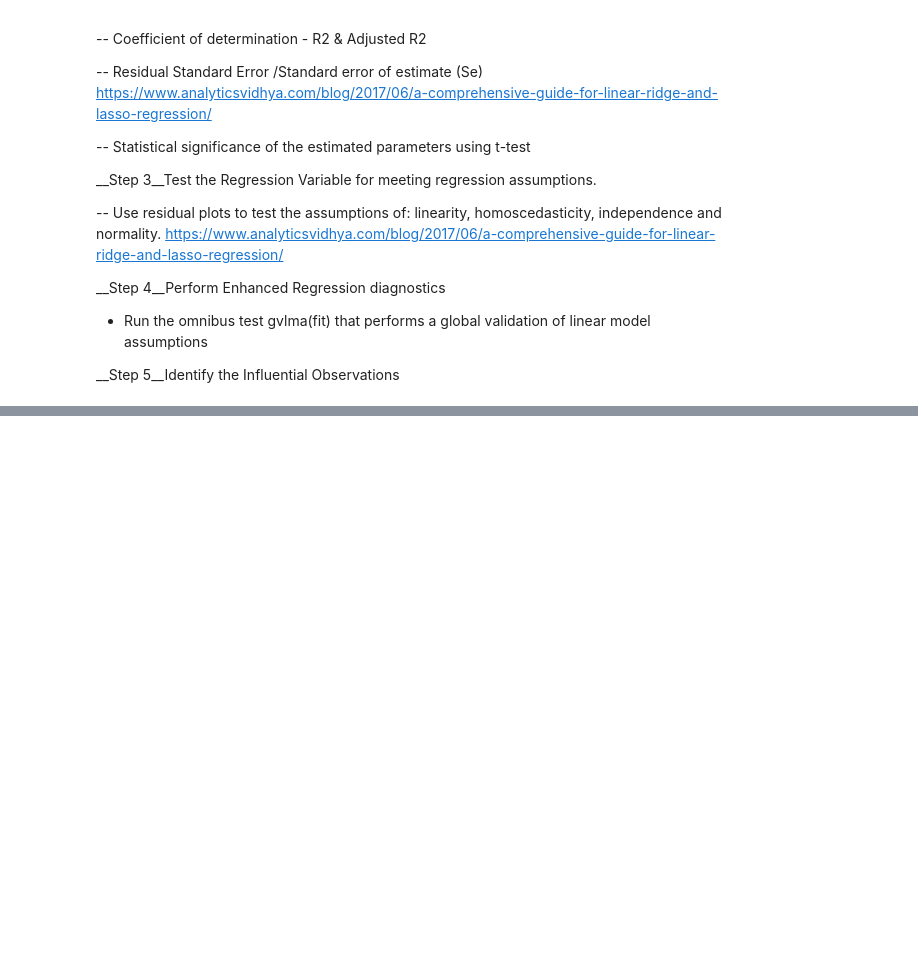
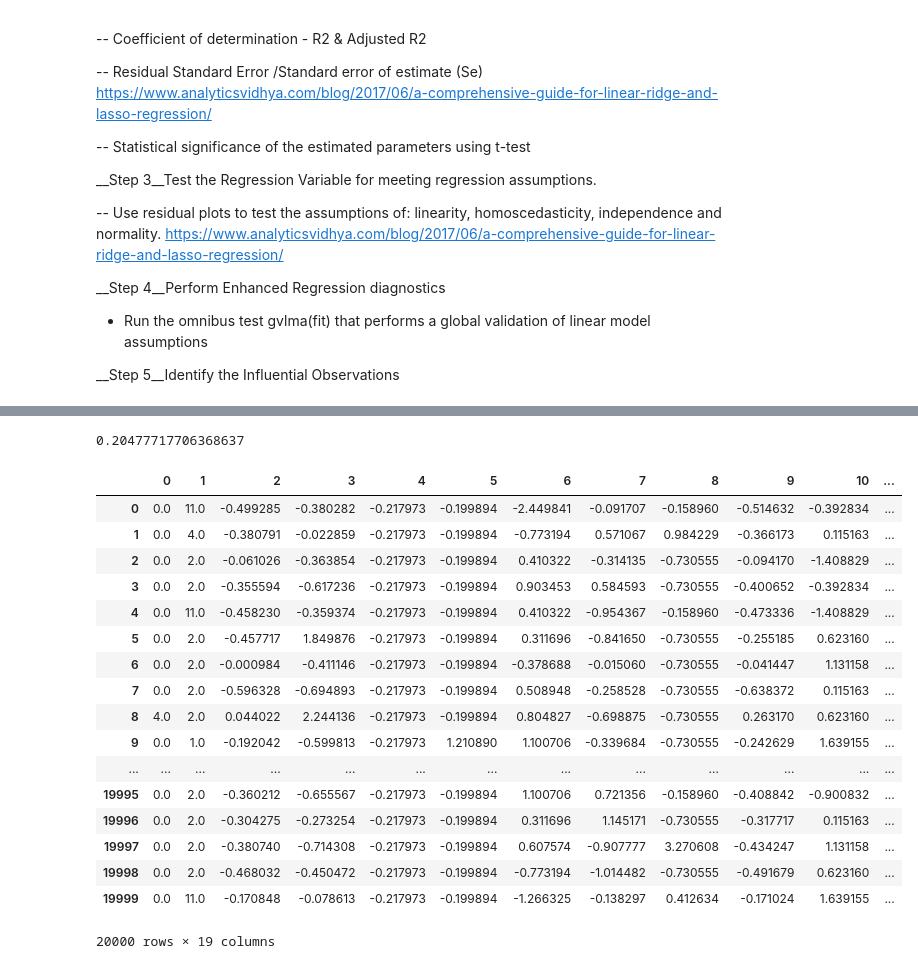
Before and after one commit to sim-patil/Capstone_project_2, a Jupyter notebook: MachineLearning.ipynb, the cells around one changed output, grey strips where cells are left out. Drawn from its saved outputs; the diff is of its cells as text; code cells hidden in the pictures; blank space fills up the shorter version.

```diff
--- a/MachineLearning.ipynb
+++ b/MachineLearning.ipynb
@@ -46,0 +102,4 @@ __Step 5__Identify the Influential Observations
+# %%
+reg = GradientBoostingRegressor()
+reg.fit(train_X, train_y)
+reg.score(test_X, test_y)
@@ -46,0 +108,27 @@ __Step 5__Identify the Influential Observations
+# %%
+search_space = [{"classifier":LinearRegression(),
+                 'params':{'n_jobs':[-1]}},
+                {"classifier":RandomForestRegressor(n_jobs=-1),
+                 "params":{"n_estimators": np.arange(8,9,1),"max_features":['sqrt', 'log2']}},
+               {"classifier": GradientBoostingRegressor(),
+                'params':{"alpha": np.arange(0.7,0.9,.1), "loss":['ls','quantile']}},
+               ]
+best_acc = 0.0
+best_clf = 0
+for row in search_space:
+    random_search = GridSearchCV(row['classifier'],param_grid = row['params'], cv=5)
+    random_search.fit(train_X, train_y.ravel())
+    print (random_search.best_params_)
+    predictions = random_search.predict(test_X)
+    accuracy = metrics.r2_score(test_y, predictions)
+    mse = metrics.mean_squared_error(test_y, predictions)
+    print("mean squared error:", mse)
+    print('Test set accuracy (r2_score) for best params: %.3f ' % accuracy)
+    #x_plot = plt.scatter(predictions, (predictions - test_y), c='b')
+    #plt.hlines(y=0, xmin= -1000, xmax=5000)
+    #plt.title('Residual plot')
+    if accuracy > best_acc:
+          best_acc = accuracy
+          best_clf = row['classifier']
+print("Best Acuracy score: %.3f " %best_acc)
+print("Best Regressor: ",best_clf)
@@ -46,0 +153,34 @@ __Step 5__Identify the Influential Observations
+# %%
+lm = sklearn.linear_model.LinearRegression()
+model = lm.fit(train_X, train_y)
+predictions = lm.predict(test_X)
+#print(lm.score(X2_train,y2_train))
+print(lm.score(test_X,test_y))
+# %% [output]
+0.20477717706368637
+# %%
+prediction_df = pd.DataFrame(predictions, columns=['predictions'])
+actual_df = pd.DataFrame(test_y, columns=['actual'])
+actual_dfx2 = pd.DataFrame(test_X)
+
+X2_final = pd.concat([actual_dfx2, prediction_df, actual_df],axis=1)
+X2_final
+# %% [output]
+|  | 0 | 1 | 2 | 3 | 4 | 5 | 6 | 7 | 8 | 9 | 10 | ... |
+| 0 | 0.0 | 11.0 | -0.499285 | -0.380282 | -0.217973 | -0.199894 | -2.449841 | -0.091707 | -0.158960 | -0.514632 | -0.392834 | ... |
+| 1 | 0.0 | 4.0 | -0.380791 | -0.022859 | -0.217973 | -0.199894 | -0.773194 | 0.571067 | 0.984229 | -0.366173 | 0.115163 | ... |
+| 2 | 0.0 | 2.0 | -0.061026 | -0.363854 | -0.217973 | -0.199894 | 0.410322 | -0.314135 | -0.730555 | -0.094170 | -1.408829 | ... |
+| 3 | 0.0 | 2.0 | -0.355594 | -0.617236 | -0.217973 | -0.199894 | 0.903453 | 0.584593 | -0.730555 | -0.400652 | -0.392834 | ... |
+| 4 | 0.0 | 11.0 | -0.458230 | -0.359374 | -0.217973 | -0.199894 | 0.410322 | -0.954367 | -0.158960 | -0.473336 | -1.408829 | ... |
+| 5 | 0.0 | 2.0 | -0.457717 | 1.849876 | -0.217973 | -0.199894 | 0.311696 | -0.841650 | -0.730555 | -0.255185 | 0.623160 | ... |
+| 6 | 0.0 | 2.0 | -0.000984 | -0.411146 | -0.217973 | -0.199894 | -0.378688 | -0.015060 | -0.730555 | -0.041447 | 1.131158 | ... |
+| 7 | 0.0 | 2.0 | -0.596328 | -0.694893 | -0.217973 | -0.199894 | 0.508948 | -0.258528 | -0.730555 | -0.638372 | 0.115163 | ... |
+| 8 | 4.0 | 2.0 | 0.044022 | 2.244136 | -0.217973 | -0.199894 | 0.804827 | -0.698875 | -0.730555 | 0.263170 | 0.623160 | ... |
+| 9 | 0.0 | 1.0 | -0.192042 | -0.599813 | -0.217973 | 1.210890 | 1.100706 | -0.339684 | -0.730555 | -0.242629 | 1.639155 | ... |
+| ... | ... | ... | ... | ... | ... | ... | ... | ... | ... | ... | ... | ... |
+| 19995 | 0.0 | 2.0 | -0.360212 | -0.655567 | -0.217973 | -0.199894 | 1.100706 | 0.721356 | -0.158960 | -0.408842 | -0.900832 | ... |
+| 19996 | 0.0 | 2.0 | -0.304275 | -0.273254 | -0.217973 | -0.199894 | 0.311696 | 1.145171 | -0.730555 | -0.317717 | 0.115163 | ... |
+| 19997 | 0.0 | 2.0 | -0.380740 | -0.714308 | -0.217973 | -0.199894 | 0.607574 | -0.907777 | 3.270608 | -0.434247 | 1.131158 | ... |
+| 19998 | 0.0 | 2.0 | -0.468032 | -0.450472 | -0.217973 | -0.199894 | -0.773194 | -1.014482 | -0.730555 | -0.491679 | 0.623160 | ... |
+| 19999 | 0.0 | 11.0 | -0.170848 | -0.078613 | -0.217973 | -0.199894 | -1.266325 | -0.138297 | 0.412634 | -0.171024 | 1.639155 | ... |
+20000 rows × 19 columns
```
Also changed, not shown: parts of 7 cells of this notebook.
